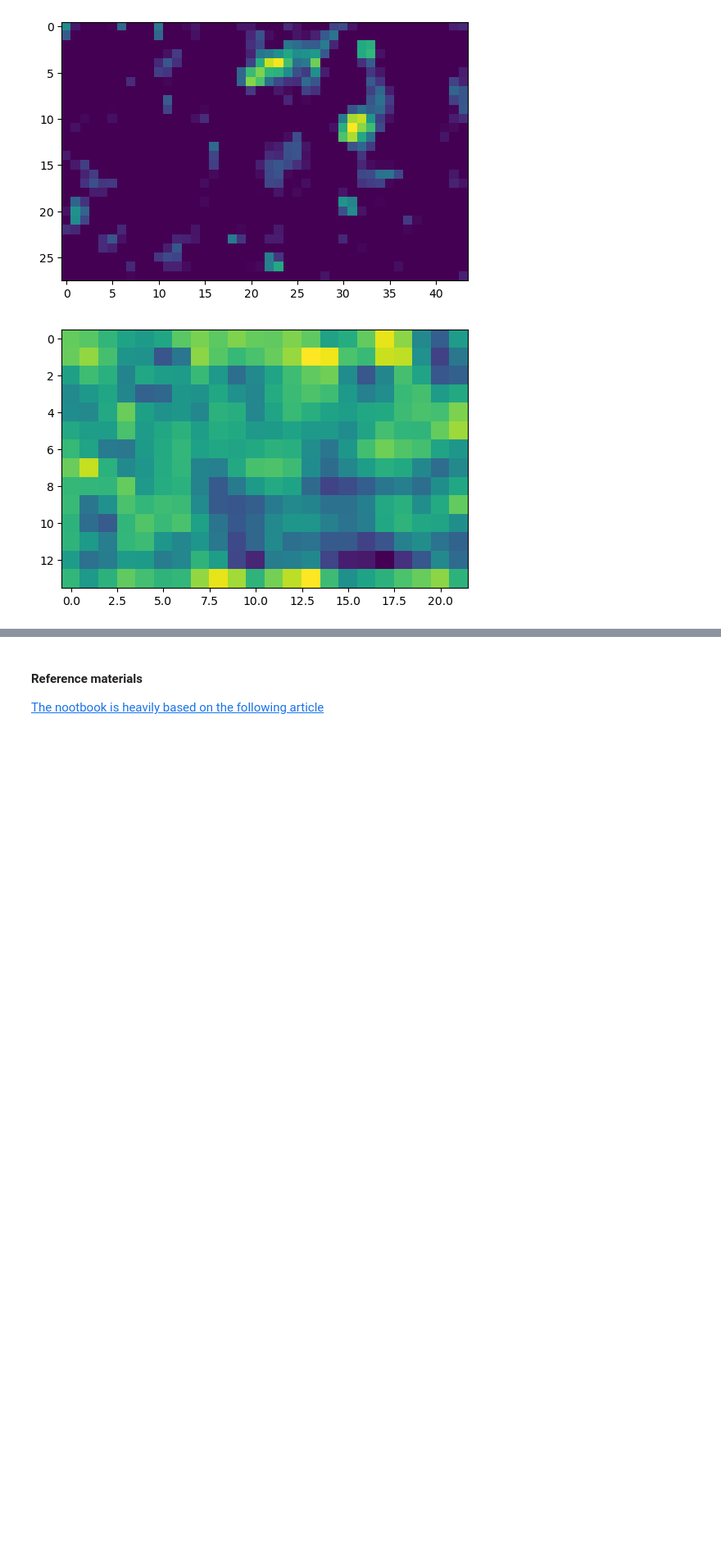
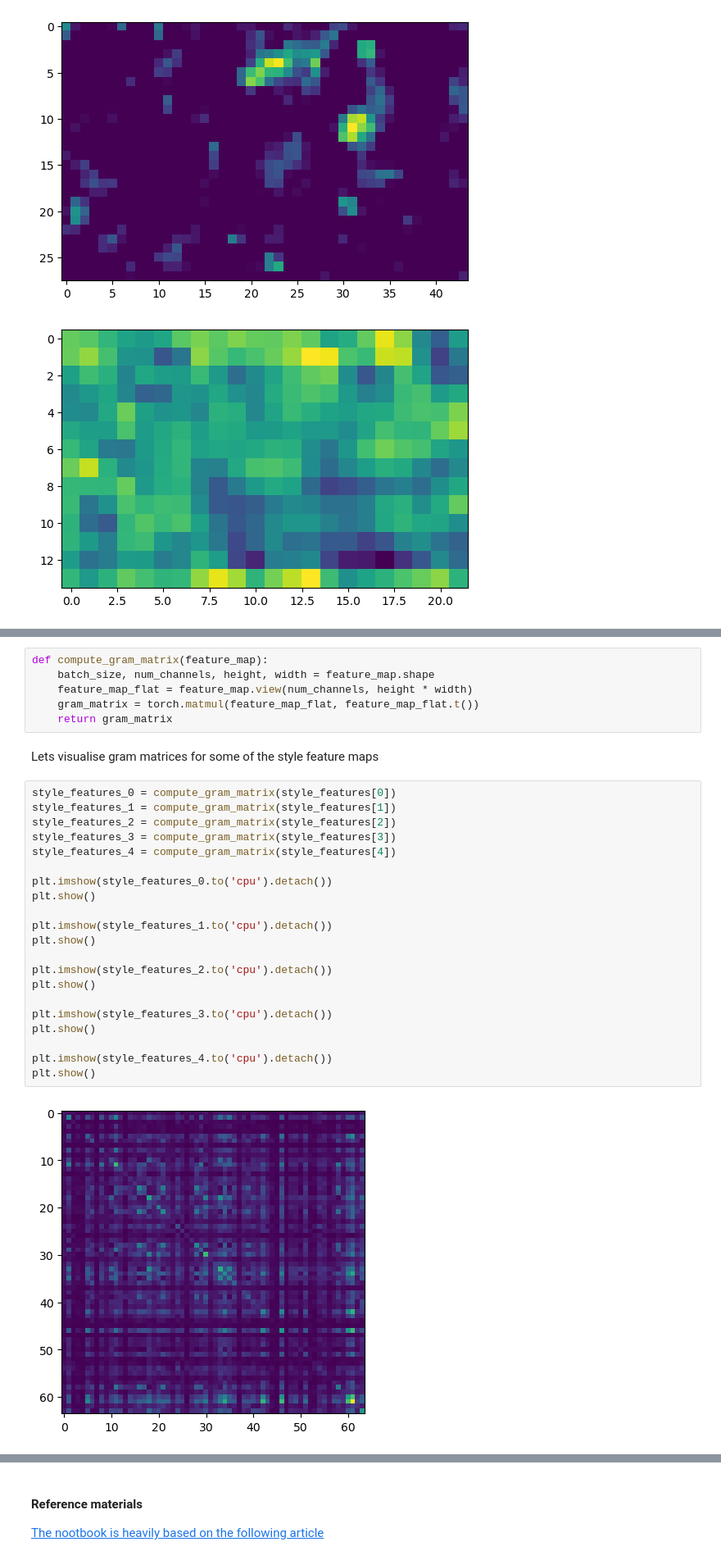
Before and after one commit to VladPodilnyk/ml_playground, a Jupyter notebook: computer_vision/style_transfer/nst.ipynb, the cells around one changed output, grey strips where cells are left out. Shown at 82% size. Drawn from its saved outputs; the diff is of its cells as text; blank space fills up the shorter version.

```diff
--- a/computer_vision/style_transfer/nst.ipynb
+++ b/computer_vision/style_transfer/nst.ipynb
@@ -201,3 +201,34 @@ plt.show()
 #### Creating the Gram Matrix
 ![image.png](attachment:820be70d-928c-46ca-bedd-827daa177a03.png)
 ![image.png](attachment:d9704665-1508-4580-b792-7c1082f04801.png)
+# %%
+def compute_gram_matrix(feature_map):
+    batch_size, num_channels, height, width = feature_map.shape
+    feature_map_flat = feature_map.view(num_channels, height * width)
+    gram_matrix = torch.matmul(feature_map_flat, feature_map_flat.t())
+    return gram_matrix
+# %% [markdown]
+Lets visualise gram matrices for some of the style feature maps
+# %%
+style_features_0 = compute_gram_matrix(style_features[0])
+style_features_1 = compute_gram_matrix(style_features[1])
+style_features_2 = compute_gram_matrix(style_features[2])
+style_features_3 = compute_gram_matrix(style_features[3])
+style_features_4 = compute_gram_matrix(style_features[4])
+
+plt.imshow(style_features_0.to('cpu').detach())
+plt.show()
+
+plt.imshow(style_features_1.to('cpu').detach())
+plt.show()
+
+plt.imshow(style_features_2.to('cpu').detach())
+plt.show()
+
+plt.imshow(style_features_3.to('cpu').detach())
+plt.show()
+
+plt.imshow(style_features_4.to('cpu').detach())
+plt.show()
+# %% [output]
+[figure, added]
```
Also changed, not shown: parts of 13 cells of this notebook, 1 other file.
